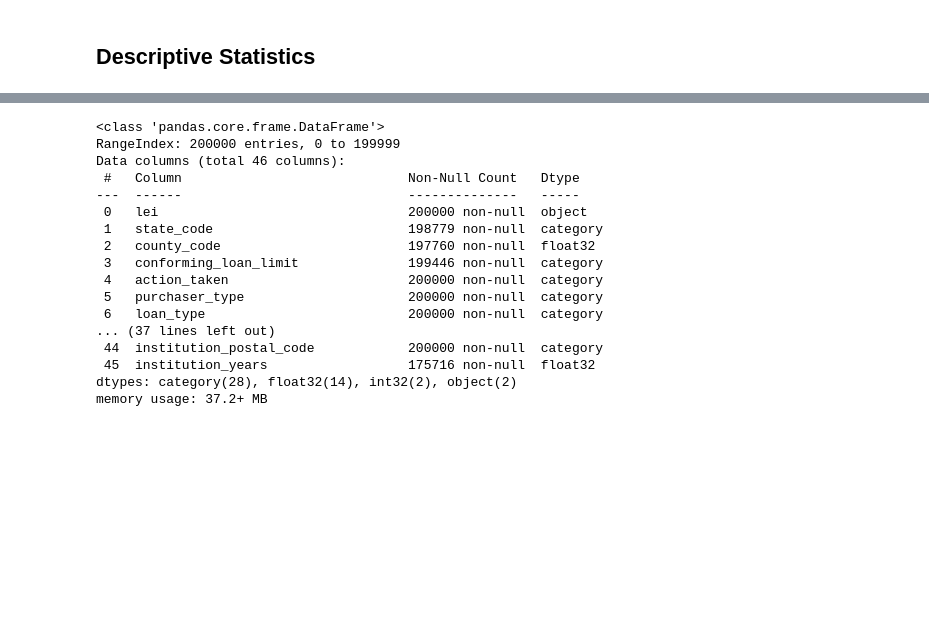
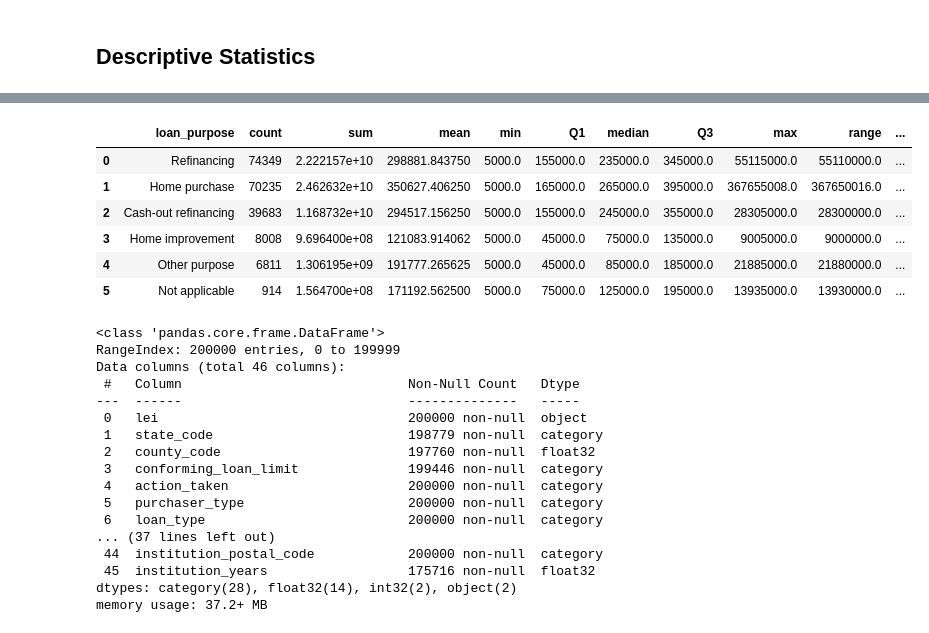
Before and after one commit to mandelbrojt/hmda-eda, a Jupyter notebook: us-mortgage-lending-eda.ipynb, the cells around one changed output, grey strips where cells are left out. Saved outputs shown, nothing was run; the diff lists cells and outputs as text; code cells hidden in the pictures; blank space fills up the shorter version.

```diff
--- a/us-mortgage-lending-eda.ipynb
+++ b/us-mortgage-lending-eda.ipynb
@@ -316,3 +318,15 @@ pandas.core.groupby.generic.SeriesGroupBy
+# %%
+lamnt_by_loan_purpose = summarize(mortgage_lending, ["loan_purpose"], "loan_amount")
+# %%
+lamnt_by_loan_purpose
+# %% [output]
+|  | loan_purpose | count | sum | mean | min | Q1 | median | Q3 | max | range | ... |
+| 0 | Refinancing | 74349 | 2.222157e+10 | 298881.843750 | 5000.0 | 155000.0 | 235000.0 | 345000.0 | 55115000.0 | 55110000.0 | ... |
+| 1 | Home purchase | 70235 | 2.462632e+10 | 350627.406250 | 5000.0 | 165000.0 | 265000.0 | 395000.0 | 367655008.0 | 367650016.0 | ... |
+| 2 | Cash-out refinancing | 39683 | 1.168732e+10 | 294517.156250 | 5000.0 | 155000.0 | 245000.0 | 355000.0 | 28305000.0 | 28300000.0 | ... |
+| 3 | Home improvement | 8008 | 9.696400e+08 | 121083.914062 | 5000.0 | 45000.0 | 75000.0 | 135000.0 | 9005000.0 | 9000000.0 | ... |
+| 4 | Other purpose | 6811 | 1.306195e+09 | 191777.265625 | 5000.0 | 45000.0 | 85000.0 | 185000.0 | 21885000.0 | 21880000.0 | ... |
+| 5 | Not applicable | 914 | 1.564700e+08 | 171192.562500 | 5000.0 | 75000.0 | 125000.0 | 195000.0 | 13935000.0 | 13930000.0 | ... |
 # %%
 mortgage_lending.info()
 # %% [output]
```
Also changed, not shown: parts of 10 cells of this notebook.
